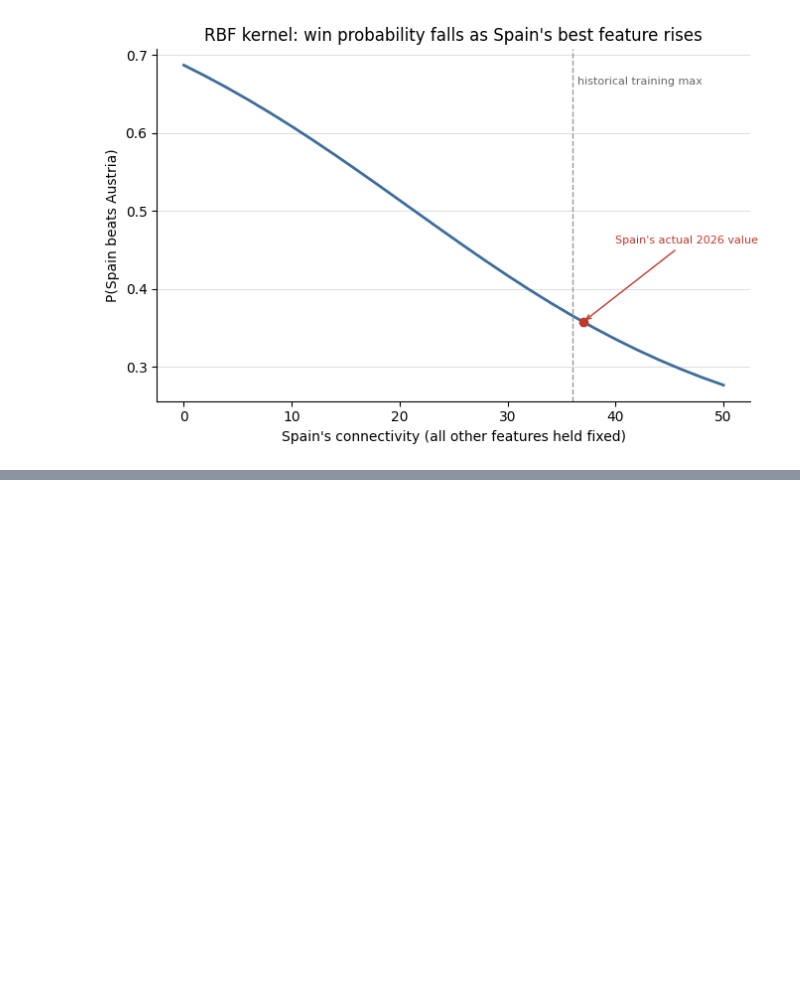
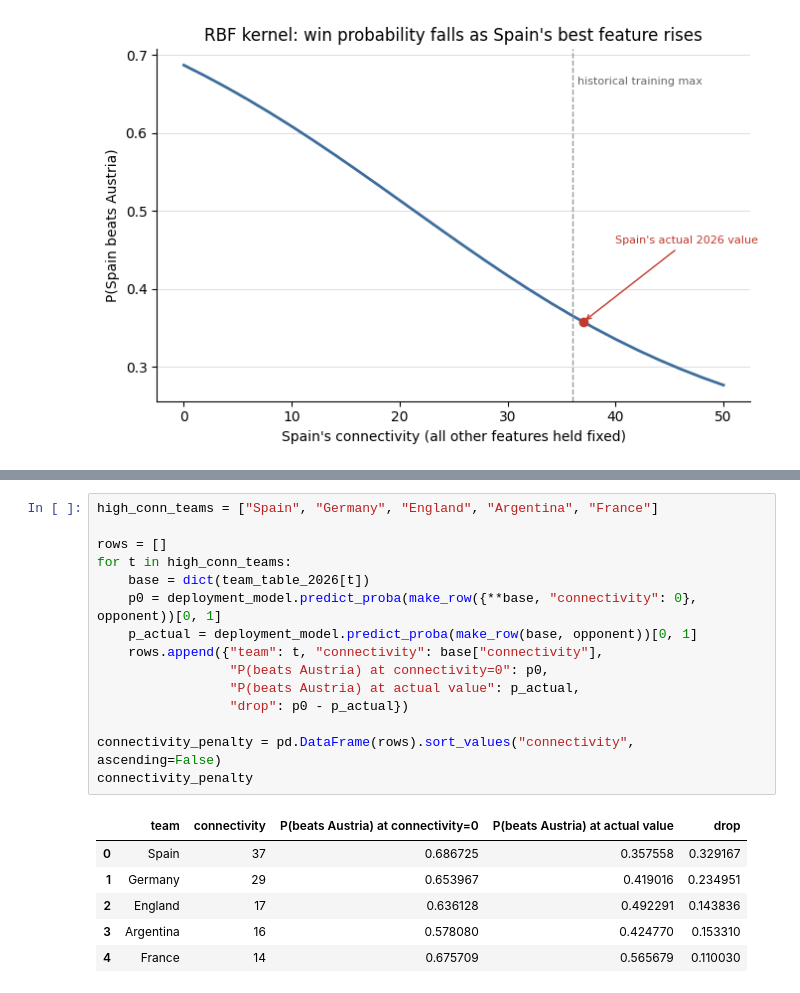
Before and after one commit to kcshenoy/FIFA_WorldCup_Predictor, a Jupyter notebook: connectivity_top5_results.ipynb, the cells around one changed output, grey strips where cells are left out. Saved outputs shown, nothing was run; the diff lists cells and outputs as text; blank space fills up the shorter version.

```diff
--- a/connectivity_top5_results.ipynb
+++ b/connectivity_top5_results.ipynb
@@ -1194,0 +1195,22 @@ failure of the model.
+# %%
+high_conn_teams = ["Spain", "Germany", "England", "Argentina", "France"]
+
+rows = []
+for t in high_conn_teams:
+    base = dict(team_table_2026[t])
+    p0 = deployment_model.predict_proba(make_row({**base, "connectivity": 0}, opponent))[0, 1]
+    p_actual = deployment_model.predict_proba(make_row(base, opponent))[0, 1]
+    rows.append({"team": t, "connectivity": base["connectivity"],
+                 "P(beats Austria) at connectivity=0": p0,
+                 "P(beats Austria) at actual value": p_actual,
+                 "drop": p0 - p_actual})
+
+connectivity_penalty = pd.DataFrame(rows).sort_values("connectivity", ascending=False)
+connectivity_penalty
+# %% [output]
+|  | team | connectivity | P(beats Austria) at connectivity=0 | P(beats Austria) at actual value | drop |
+| 0 | Spain | 37 | 0.686725 | 0.357558 | 0.329167 |
+| 1 | Germany | 29 | 0.653967 | 0.419016 | 0.234951 |
+| 2 | England | 17 | 0.636128 | 0.492291 | 0.143836 |
+| 3 | Argentina | 16 | 0.578080 | 0.424770 | 0.153310 |
+| 4 | France | 14 | 0.675709 | 0.565679 | 0.110030 |
```
Also changed, not shown: parts of 8 cells of this notebook.
